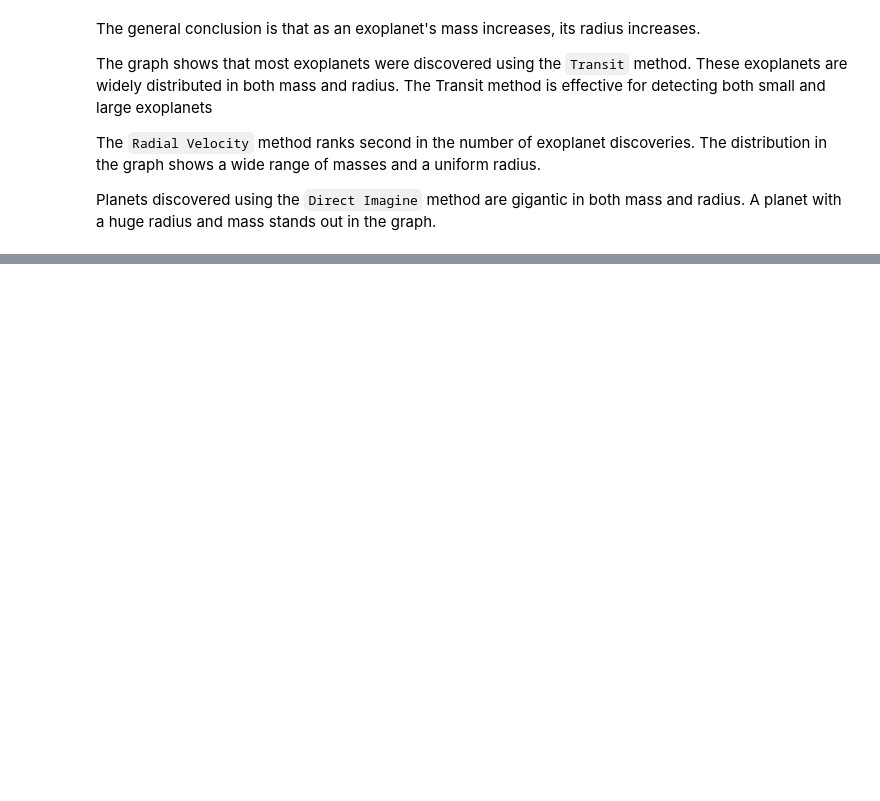
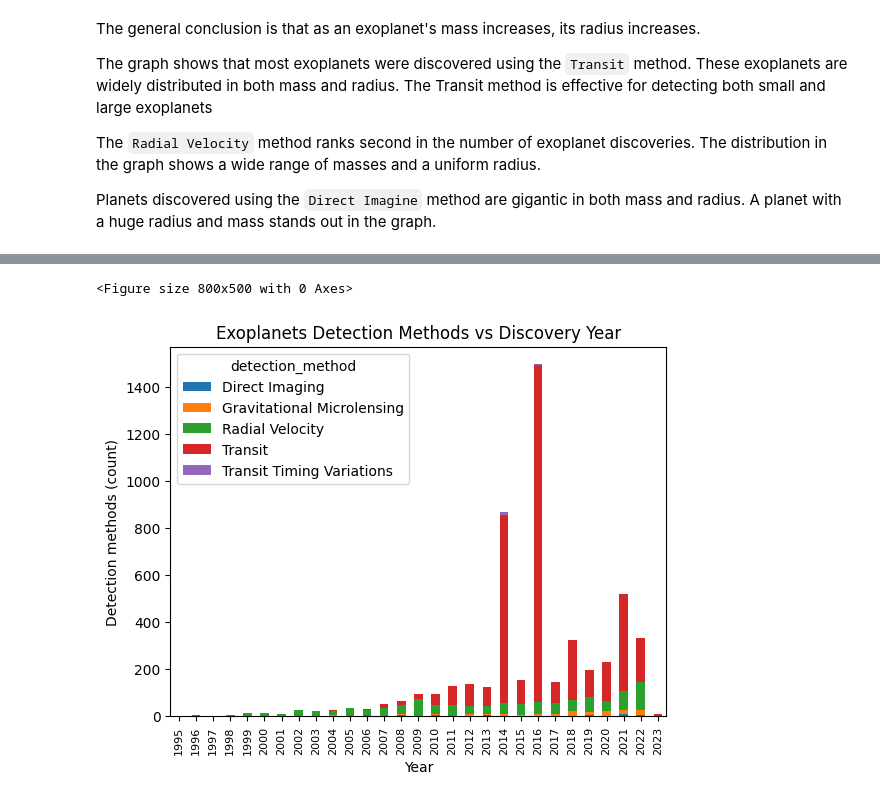
Before and after one commit to 7086600/da_final_project, a Jupyter notebook: da_final_project.ipynb, the cells around one changed output, grey strips where cells are left out. Saved outputs shown, nothing was run; the diff lists cells and outputs as text; code cells hidden in the pictures; blank space fills up the shorter version.

Commit message:
Exoplanets Detection Methods vs Discovery Year Analysis; pivot table; stacked barplot

```diff
--- a/da_final_project.ipynb
+++ b/da_final_project.ipynb
@@ -533,0 +545,6 @@ Planets discovered using the `Direct Imagine` method are gigantic in both mass a
+# %%
+exoplanets_cleaned_by_year_detection = exoplanets_cleaned.groupby('discovery_year')[['discovery_year', 'detection_method']] \
+    .value_counts() \
+    .unstack(fill_value=0)
+
+exoplanets_cleaned_by_year_detection
@@ -533,0 +570,13 @@ Planets discovered using the `Direct Imagine` method are gigantic in both mass a
+# %%
+#creating stacked bar plot
+plt.figure(figsize=(8, 5), frameon=True)
+exoplanets_cleaned_by_year_detection.plot(kind='bar', stacked=True)
+plt.title('Exoplanets Detection Methods vs Discovery Year')
+plt.xlabel('Year')
+plt.ylabel('Detection methods (count)')
+plt.xticks(fontsize=8)
+# plt.legend(title='Detection Method', bbox_to_anchor=(1.05, 1), loc='upper left')
+plt.show()
+# %% [output]
+<Figure size 800x500 with 0 Axes>
+[figure, added]
```
Also changed, not shown: parts of 4 cells of this notebook.
